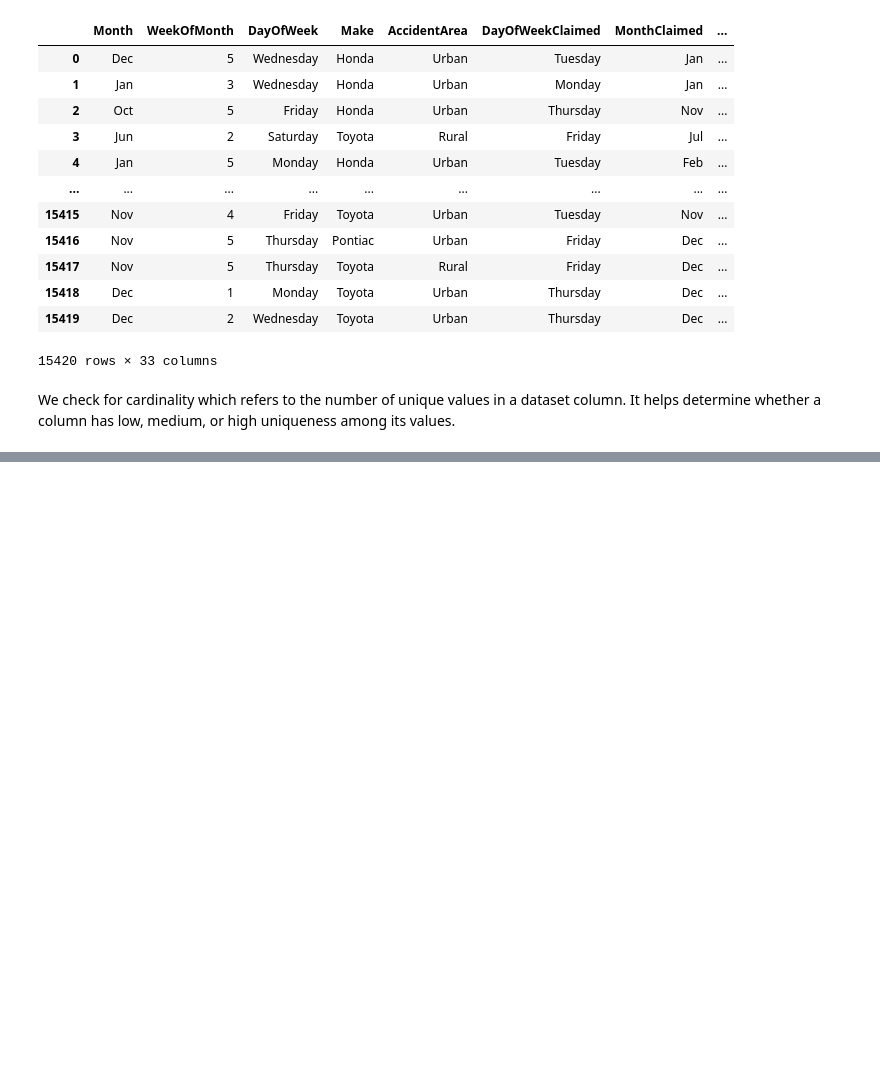
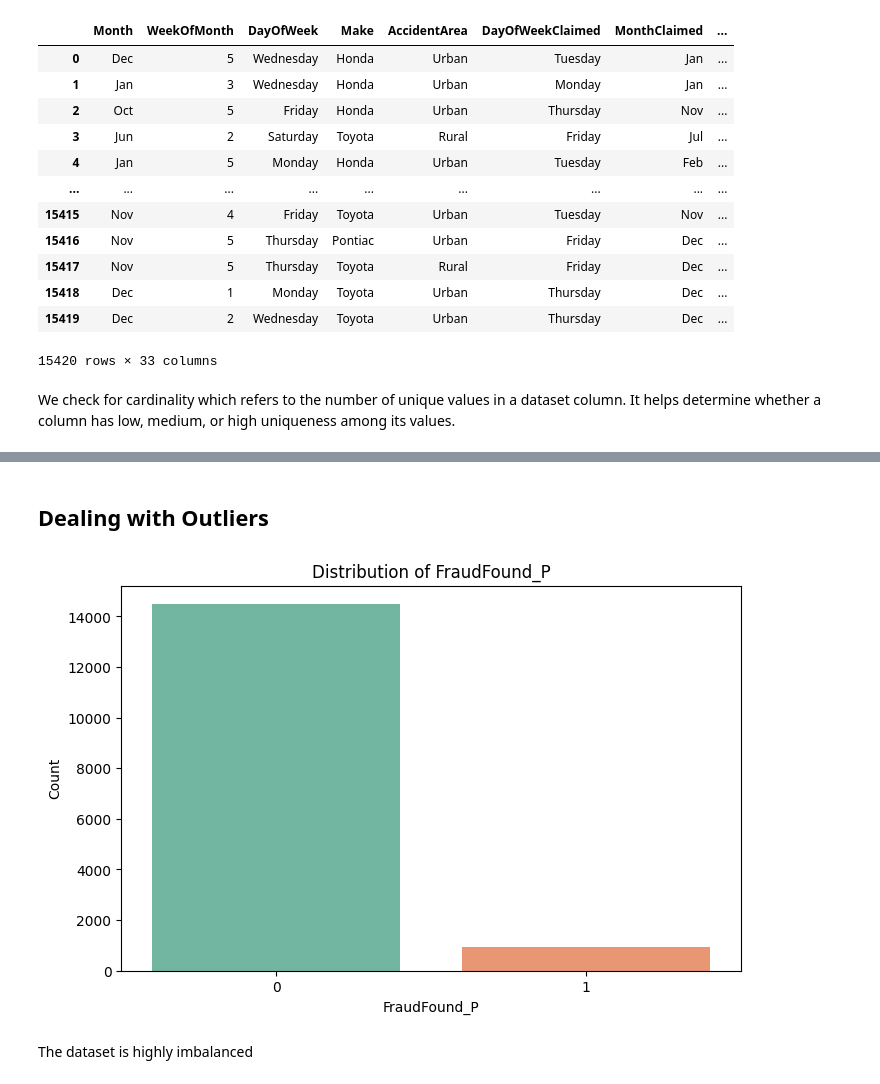
Before and after one commit to irungus/Applied-Machine-Learning, a Jupyter notebook: POA CAT 1.ipynb, the cells around one changed output, grey strips where cells are left out. Cells and saved outputs as stored; diff of their text form; code cells hidden in the pictures; blank space fills up the shorter version.

```diff
--- a/POA CAT 1.ipynb
+++ b/POA CAT 1.ipynb
@@ -184,0 +211,14 @@ Passing `palette` without assigning `hue` is deprecated and will be removed in v
+# %% [markdown]
+## Dealing with Outliers
+# %%
+# Visualize the distribution of 'FraudFound_P'
+plt.figure(figsize=(8, 5))
+sns.countplot(x='FraudFound_P', data=data, palette='Set2')
+plt.xlabel('FraudFound_P')
+plt.ylabel('Count')
+plt.title('Distribution of FraudFound_P')
+plt.show()
+# %% [output]
+[figure, added]
+# %% [markdown]
+The dataset is highly imbalanced
```
Also changed, not shown: parts of 4 cells of this notebook.
